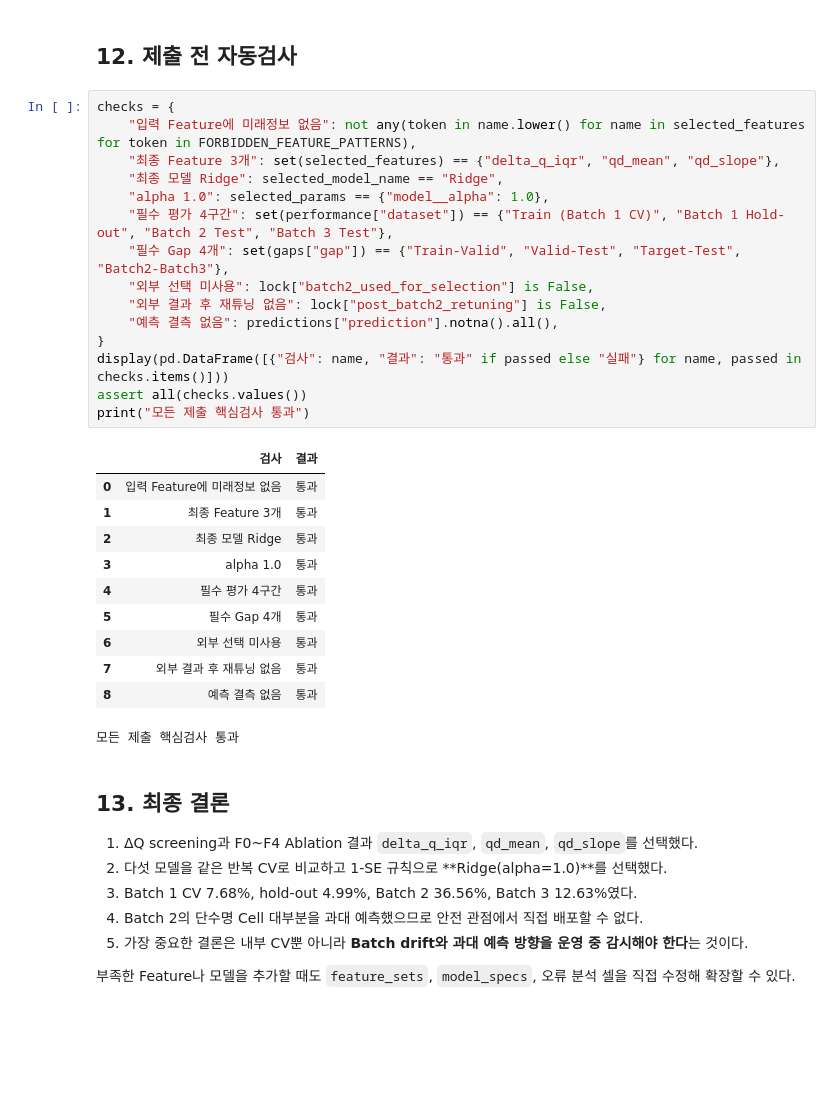
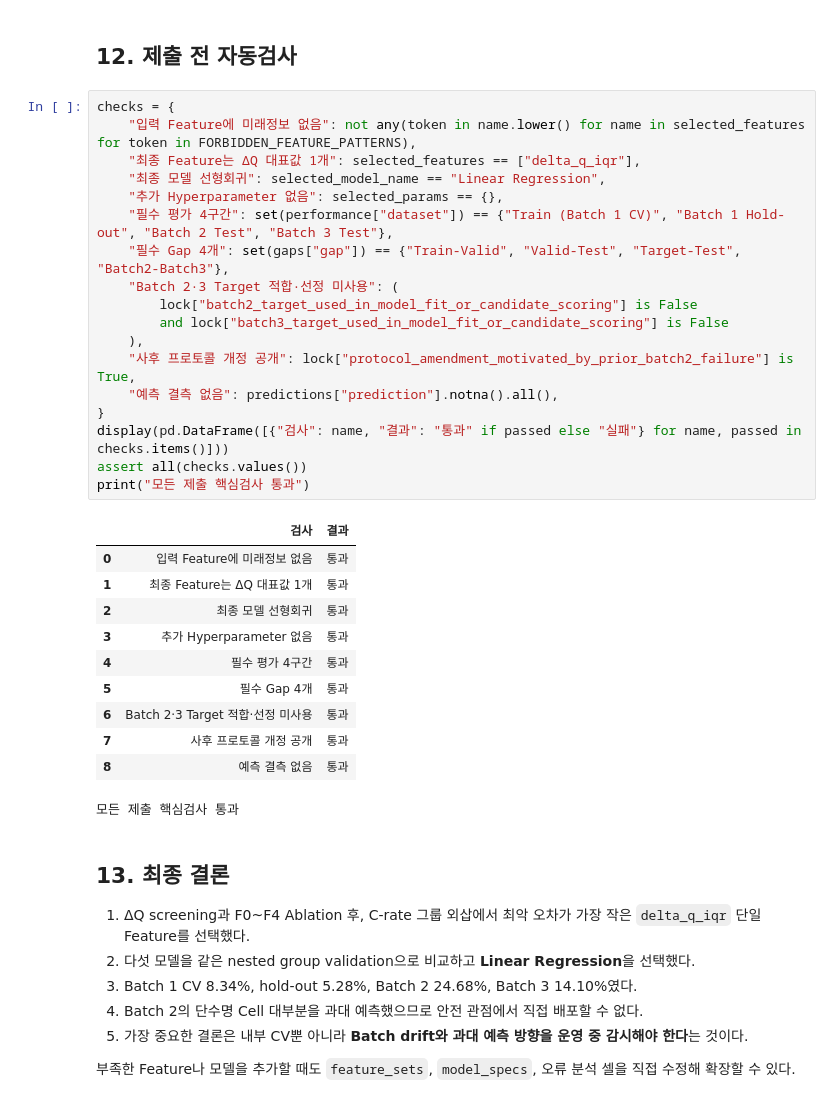
Before and after one commit to limeorange/ess-battery-health, a Jupyter notebook: notebooks/03_modeling.ipynb, the cells around one changed output. Drawn from its saved outputs; the diff is of its cells as text; blank space fills up the shorter version.

```diff
--- a/notebooks/03_modeling.ipynb
+++ b/notebooks/03_modeling.ipynb
@@ -783,36 +907,39 @@ Batch 2는 `delta_q_iqr`가 +0.99 SD, `qd_mean`이 +1.79 SD 이동했고 `qd_mea
 # %%
 checks = {
     "입력 Feature에 미래정보 없음": not any(token in name.lower() for name in selected_features for token in FORBIDDEN_FEATURE_PATTERNS),
-    "최종 Feature 3개": set(selected_features) == {"delta_q_iqr", "qd_mean", "qd_slope"},
-    "최종 모델 Ridge": selected_model_name == "Ridge",
-    "alpha 1.0": selected_params == {"model__alpha": 1.0},
+    "최종 Feature는 ΔQ 대표값 1개": selected_features == ["delta_q_iqr"],
+    "최종 모델 선형회귀": selected_model_name == "Linear Regression",
+    "추가 Hyperparameter 없음": selected_params == {},
     "필수 평가 4구간": set(performance["dataset"]) == {"Train (Batch 1 CV)", "Batch 1 Hold-out", "Batch 2 Test", "Batch 3 Test"},
     "필수 Gap 4개": set(gaps["gap"]) == {"Train-Valid", "Valid-Test", "Target-Test", "Batch2-Batch3"},
-    "외부 선택 미사용": lock["batch2_used_for_selection"] is False,
-    "외부 결과 후 재튜닝 없음": lock["post_batch2_retuning"] is False,
+    "Batch 2·3 Target 적합·선정 미사용": (
+        lock["batch2_target_used_in_model_fit_or_candidate_scoring"] is False
+        and lock["batch3_target_used_in_model_fit_or_candidate_scoring"] is False
+    ),
+    "사후 프로토콜 개정 공개": lock["protocol_amendment_motivated_by_prior_batch2_failure"] is True,
     "예측 결측 없음": predictions["prediction"].notna().all(),
 }
 display(pd.DataFrame([{"검사": name, "결과": "통과" if passed else "실패"} for name, passed in checks.items()]))
 assert all(checks.values())
 print("모든 제출 핵심검사 통과")
 # %% [output]
 |  | 검사 | 결과 |
 | 0 | 입력 Feature에 미래정보 없음 | 통과 |
-| 1 | 최종 Feature 3개 | 통과 |
-| 2 | 최종 모델 Ridge | 통과 |
-| 3 | alpha 1.0 | 통과 |
+| 1 | 최종 Feature는 ΔQ 대표값 1개 | 통과 |
+| 2 | 최종 모델 선형회귀 | 통과 |
+| 3 | 추가 Hyperparameter 없음 | 통과 |
 | 4 | 필수 평가 4구간 | 통과 |
 | 5 | 필수 Gap 4개 | 통과 |
-| 6 | 외부 선택 미사용 | 통과 |
-| 7 | 외부 결과 후 재튜닝 없음 | 통과 |
+| 6 | Batch 2·3 Target 적합·선정 미사용 | 통과 |
+| 7 | 사후 프로토콜 개정 공개 | 통과 |
 | 8 | 예측 결측 없음 | 통과 |
 모든 제출 핵심검사 통과
 # %% [markdown]
 ## 13. 최종 결론
 
-1. ΔQ screening과 F0~F4 Ablation 결과 `delta_q_iqr`, `qd_mean`, `qd_slope`를 선택했다.
-2. 다섯 모델을 같은 반복 CV로 비교하고 1-SE 규칙으로 **Ridge(alpha=1.0)**를 선택했다.
-3. Batch 1 CV 7.68%, hold-out 4.99%, Batch 2 36.56%, Batch 3 12.63%였다.
+1. ΔQ screening과 F0~F4 Ablation 후, C-rate 그룹 외삽에서 최악 오차가 가장 작은 `delta_q_iqr` 단일 Feature를 선택했다.
+2. 다섯 모델을 같은 nested group validation으로 비교하고 **Linear Regression**을 선택했다.
+3. Batch 1 CV 8.34%, hold-out 5.28%, Batch 2 24.68%, Batch 3 14.10%였다.
 4. Batch 2의 단수명 Cell 대부분을 과대 예측했으므로 안전 관점에서 직접 배포할 수 없다.
 5. 가장 중요한 결론은 내부 CV뿐 아니라 **Batch drift와 과대 예측 방향을 운영 중 감시해야 한다**는 것이다.
 
```
Also changed, not shown: parts of 34 cells of this notebook, 50 other files.
